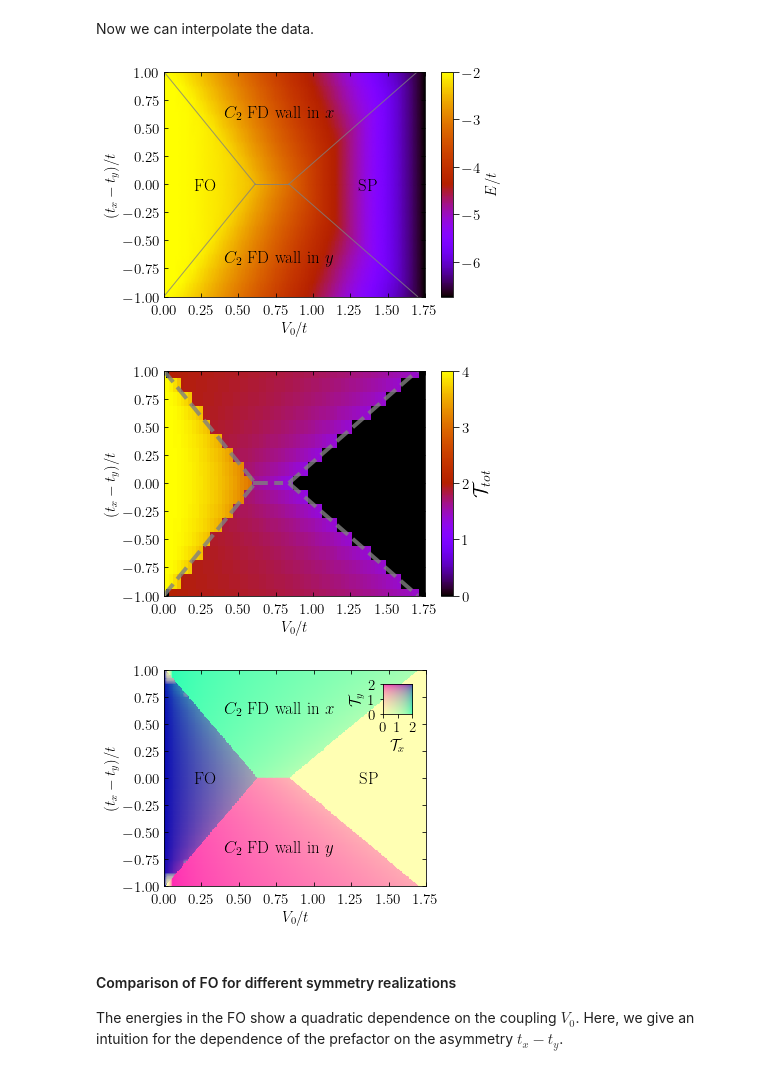
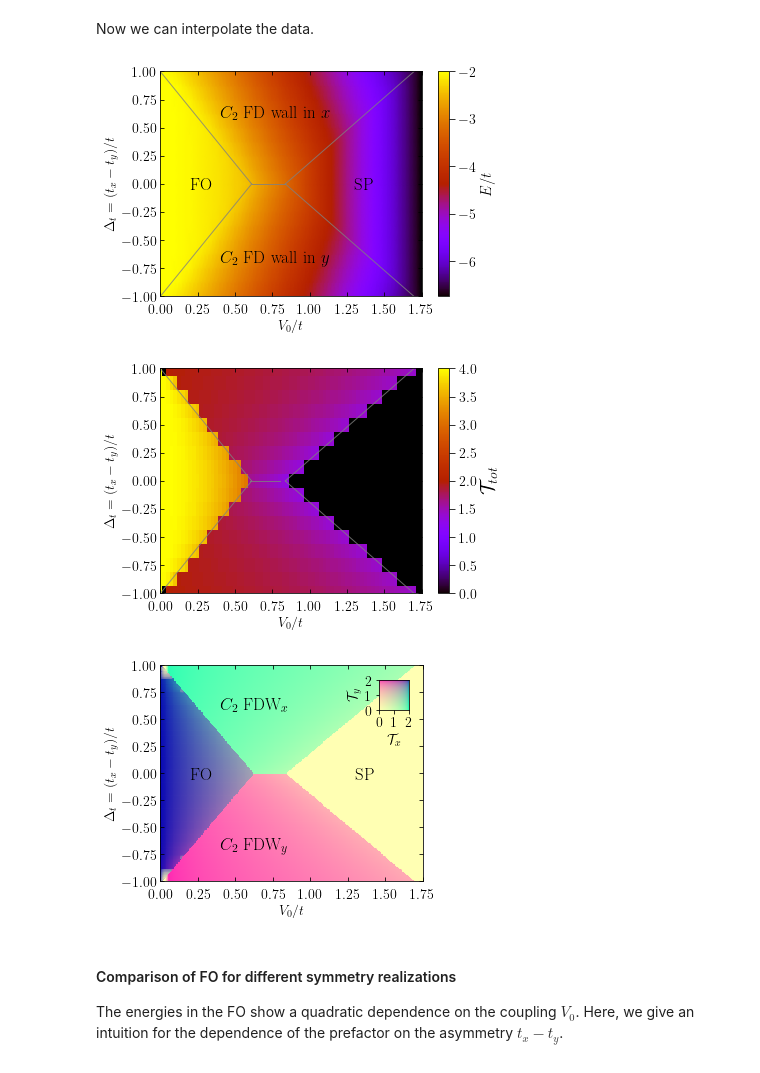
Before and after one commit to Progklui/rotor_lattice_models, a Jupyter notebook: phase_diag.ipynb, the cells around one changed output. Saved outputs shown, nothing was run; the diff lists cells and outputs as text; code cells hidden in the pictures.

```diff
--- a/phase_diag.ipynb
+++ b/phase_diag.ipynb
@@ -380,7 +380,7 @@ A = 6
 plt.rc('figure', figsize=[46.82 * .5**(.5 * A), 33.11 * .5**(.5 * A)])
 plt.rc('text', usetex=True)
 plt.rc('font', family='serif')
-font_size = 15
+font_size = 14
 
 fig, ax = plt.subplots(figsize=[46.82 * .5**(.5 * A), 33.11 * .5**(.5 * A)]) #, subplot_kw={"projection": "3d"})
 #ax.set_aspect("equal")
@@ -411,7 +411,7 @@ plt.xlim(0,V_0_arr[-1].real/t)
 plt.ylim(-1,1)
 
 plt.xlabel(r'$V_0/t$', fontsize=font_size)
-plt.ylabel(r'$(t_x-t_y)/t$', fontsize=font_size)
+plt.ylabel(r'$\Delta_t = (t_x-t_y)/t$', fontsize=font_size)
 
 plt.xticks(fontsize=font_size)
 plt.yticks(fontsize=font_size)
@@ -424,47 +424,47 @@ plt.tick_params(which='minor', axis='y', direction='in', right=True)
 plt.savefig('results/phase_diagram/energies_B_1.0.pdf', bbox_inches='tight', dpi=50)
 plt.show()
 
 
 #X_intp, Y_intp, order_p_interp = interpolate_data(diff_tx_ty, V_0_arr[0], order_p.real)
 
 fig = plt.figure()
 
 pc = plt.pcolormesh(X/t, Y/t, np.abs(Tx_order+Ty_order), shading='auto', cmap='gnuplot')
 
 cbar = fig.colorbar(pc)
 cbar.ax.tick_params(length=6, labelsize=font_size)
 cbar.set_label(label=r'$\mathcal{T}_{tot}$', size=20)
 
-plt.plot(np.array([0,0.612]), np.array([1,0]), linestyle='dashed', color='grey', linewidth=4, alpha=0.8)
-plt.plot(np.array([0,0.612]), np.array([-1,0]), linestyle='dashed', color='grey', linewidth=4, alpha=0.8)
-plt.plot(np.array([0.8375,1.7]), np.array([0,1]), linestyle='dashed', color='grey', linewidth=4, alpha=0.8)
-plt.plot(np.array([0.8375,1.7]), np.array([0,-1]), linestyle='dashed', color='grey', linewidth=4, alpha=0.8)
-plt.plot(np.array([0.6,0.8]), np.array([0,0]), linestyle='dashed', color='grey', linewidth=4, alpha=0.8)
+plt.plot(np.array([0,0.612]), np.array([1,0]), linestyle='solid', color='grey', linewidth=1, alpha=0.8)
+plt.plot(np.array([0,0.612]), np.array([-1,0]), linestyle='solid', color='grey', linewidth=1, alpha=0.8)
+plt.plot(np.array([0.8375,1.7]), np.array([0,1]), linestyle='solid', color='grey', linewidth=1, alpha=0.8)
+plt.plot(np.array([0.8375,1.7]), np.array([0,-1]), linestyle='solid', color='grey', linewidth=1, alpha=0.8)
+plt.plot(np.array([0.6,0.8]), np.array([0,0]), linestyle='solid', color='grey', linewidth=1, alpha=0.8)
 
 plt.xlim(0,V_0_arr[-1].real/t)
 plt.ylim(-1,1)
 
 plt.xlabel(r'$V_0/t$', fontsize=font_size)
-plt.ylabel(r'$(t_x-t_y)/t$', fontsize=font_size)
+plt.ylabel(r'$\Delta_t = (t_x-t_y)/t$', fontsize=font_size)
 
 plt.xticks(fontsize=font_size)
 plt.yticks(fontsize=font_size)
 
 plt.tick_params(axis='x', direction='in', length=4, top=True, pad=7)
 plt.tick_params(axis='y', direction='in', length=4, right=True)
 
 plt.tick_params(which='minor', axis='y', direction='in', right=True)
 
 plt.show()
 # %% [output]
-[figure, old version]
+[figure, new version]
-[figure, old version]
+[figure, new version]
 # %%
 A = 6
 plt.rc('figure', figsize=[46.82 * .5**(.5 * A), 33.11 * .5**(.5 * A)])
 plt.rc('text', usetex=True)
 plt.rc('font', family='serif')
-font_size = 15
+font_size = 14
 
 fig, ax = plt.subplots(figsize=[53 * .5**(.5 * A), 33.11 * .5**(.5 * A)])
 #ax.set_aspect("equal")
@@ -530,15 +530,15 @@ for j in range(len(y)):
 #ax.annotate(r'b)', xy=(0.2, -0.1), xytext=(-0.5, 1.5), fontsize=25, color='black')
 
 ax.annotate(r'FO', xy=(0.2, -0.1), xytext=(0.2, -0.051), fontsize=17, color='black')
-ax.annotate(r'$C_2$ FD wall in $x$', xy=(0.2, 0), xytext=(0.4, 0.6), fontsize=17, color='black')
-ax.annotate(r'$C_2$ FD wall in $y$', xy=(0.2, 0), xytext=(0.4, -0.7), fontsize=17, color='black')
+ax.annotate(r'$C_2$ FDW$_x$', xy=(0.2, 0), xytext=(0.4, 0.6), fontsize=17, color='black')
+ax.annotate(r'$C_2$ FDW$_y$', xy=(0.2, 0), xytext=(0.4, -0.7), fontsize=17, color='black')
 ax.annotate(r'SP', xy=(0.2, -0.1), xytext=(1.3, -0.051), fontsize=17, color='black')
 
 plt.xlim(0,1.75)
 plt.ylim(-1,1)
 
 plt.xlabel(r'$V_0/t$', fontsize=font_size)
-plt.ylabel(r'$(t_x-t_y)/t$', fontsize=font_size)
+plt.ylabel(r'$\Delta_t = (t_x-t_y)/t$', fontsize=font_size)
 
 plt.xticks(fontsize=font_size)
 plt.yticks(fontsize=font_size)
@@ -568,7 +568,7 @@ cax.set_ylabel(r'$\mathcal{T}_y$', fontsize=font_size)
 plt.savefig('results/phase_diagram/order_parameters_B_1.0.pdf', bbox_inches='tight', dpi=50)
 plt.show()
 # %% [output]
-[figure, old version]
+[figure, new version]
 # %%
 import svgutils.transform as sg
 
```
Also changed, not shown: parts of 3 cells of this notebook, 2 other files.
